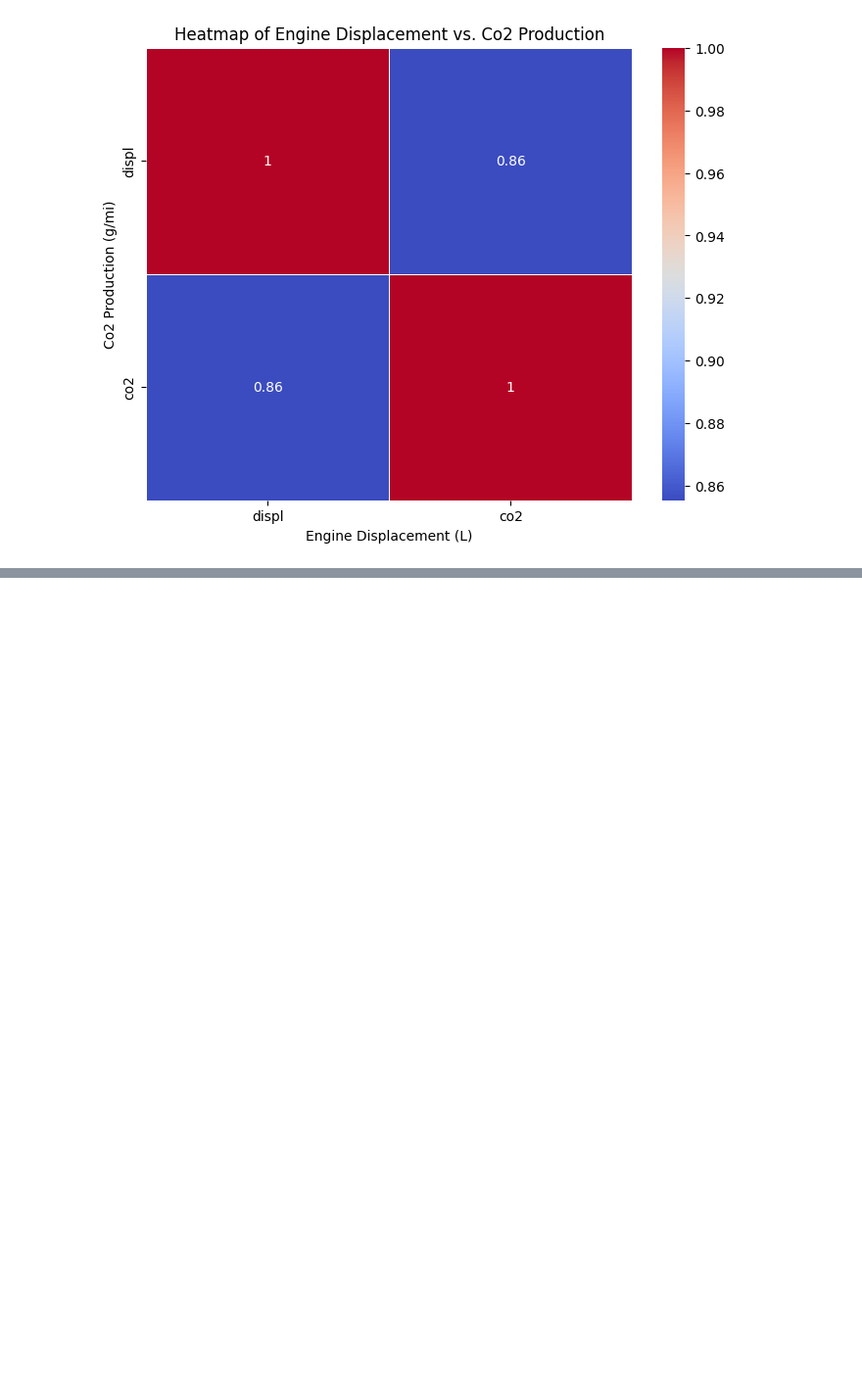
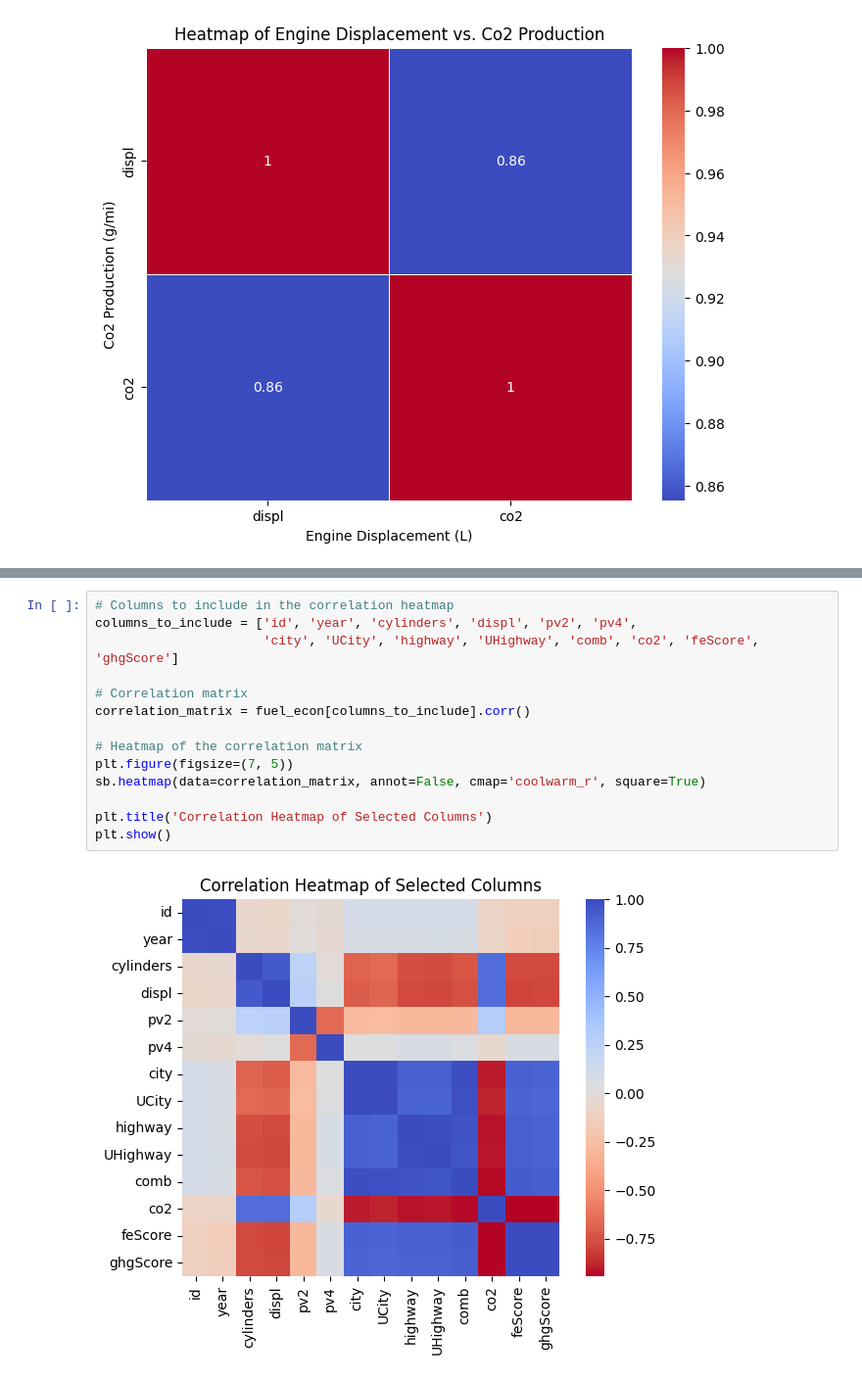
Before and after one commit to Praise-Atadja/alu-machine_learning, a Jupyter notebook: Praise_Atadja__Plotting_Assignment.ipynb, the cells around one changed output, grey strips where cells are left out. Shown at 98% size. Cells and saved outputs as stored; diff of their text form; blank space fills up the shorter version.

```diff
--- a/Praise_Atadja__Plotting_Assignment.ipynb
+++ b/Praise_Atadja__Plotting_Assignment.ipynb
@@ -127,3 +127,19 @@ Finally What Columns would you delete Drop if the target is the ghg score? Justi
 ---
 
 ![image.png](embedded-picture-1)
+# %%
+# Columns to include in the correlation heatmap
+columns_to_include = ['id', 'year', 'cylinders', 'displ', 'pv2', 'pv4',
+                      'city', 'UCity', 'highway', 'UHighway', 'comb', 'co2', 'feScore', 'ghgScore']
+
+# Correlation matrix
+correlation_matrix = fuel_econ[columns_to_include].corr()
+
+# Heatmap of the correlation matrix
+plt.figure(figsize=(7, 5))
+sb.heatmap(data=correlation_matrix, annot=False, cmap='coolwarm_r', square=True)
+
+plt.title('Correlation Heatmap of Selected Columns')
+plt.show()
+# %% [output]
+[figure, added]
```
